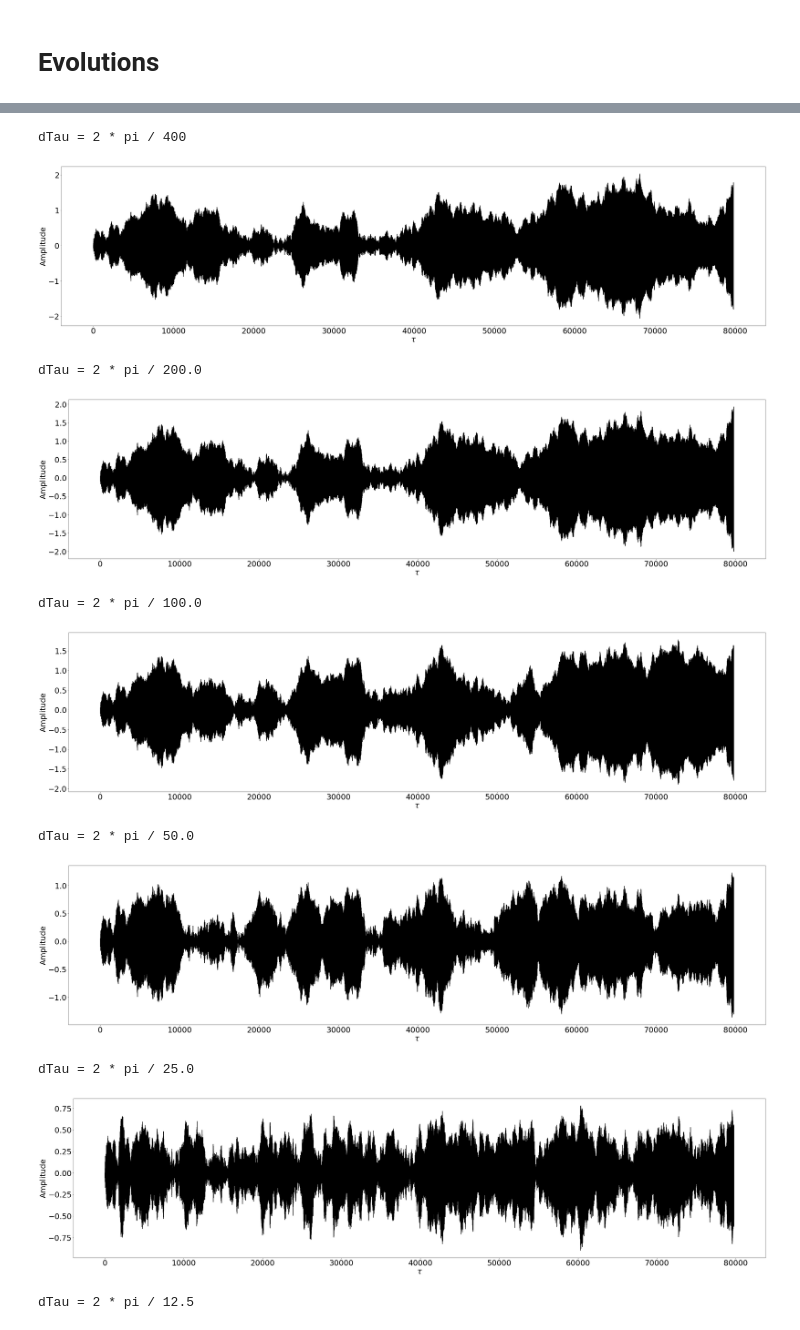
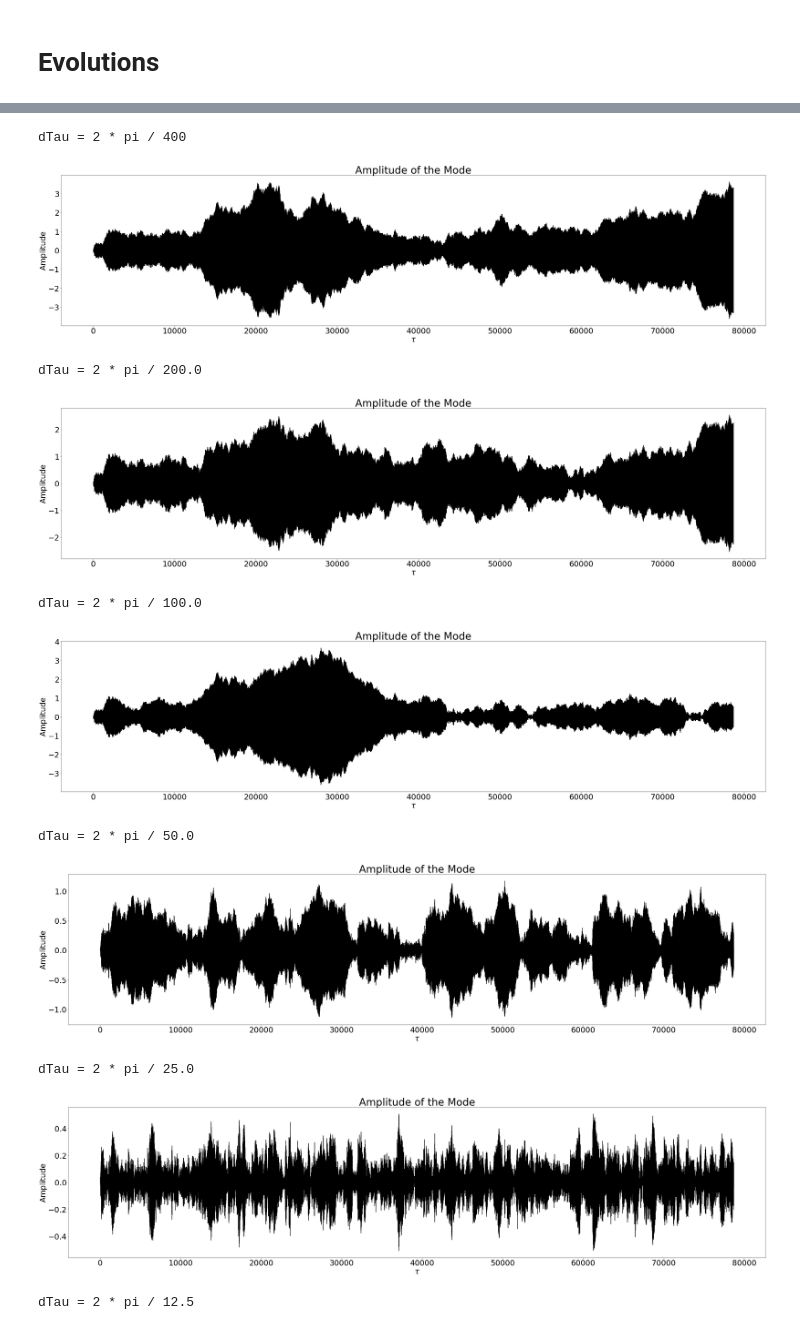
Before and after one commit to ctandon11/Mode_Turbulence_Coupling, a Jupyter notebook: longer Huen's method.ipynb, the cells around one changed output, grey strips where cells are left out. Cells and saved outputs as stored; diff of their text form; code cells hidden in the pictures.

```diff
--- a/longer Huen's method.ipynb
+++ b/longer Huen's method.ipynb
@@ -211,7 +211,7 @@ def funAmp(F1, F2, G1, dTau):
         A_2 = A + dTau * m1
         u_2 = m2
         k2 = -( F1[i * ratio +1] * u_2 ) - ( 1 + G1[i  * ratio + 1] ) * A_2 + F2[i * ratio + 1]
-        m2 = u * dTau * k2
+        m2 = u + dTau * k2
         t = t + dTau
         A = A + (dTau / 2) * (m1 + m2)
         u = u + (dTau / 2) * (k1 + k2)
@@ -287,34 +287,34 @@ short run:
 # %%
 J = J_initial
 
 while J > 12:
 
     print("dTau = 2 * pi /", J)
 
     dTau = fundTau(J)
 
     amptime = []
     Amp, amptime = funAmp(F1, F2, G1, dTau)
-
     plt.figure(figsize=(40,10))
     plt.plot(amptime, Amp, 'k')
+    plt.title("Amplitude of the Mode", **title_font)
     plt.xticks(fontsize=30)
     plt.yticks(fontsize=30)
     plt.xlabel(r'$\tau$', **axis_font)
     plt.ylabel('Amplitude', **axis_font)
     plt.tight_layout()
     plt.show()
 
     J = J / 2
 # %% [output]
 dTau = 2 * pi / 400
-[figure, old version]
+[figure, new version]
 dTau = 2 * pi / 200.0
-[figure, old version]
+[figure, new version]
 dTau = 2 * pi / 100.0
-[figure, old version]
+[figure, new version]
 dTau = 2 * pi / 50.0
-[figure, old version]
+[figure, new version]
 dTau = 2 * pi / 25.0
-[figure, old version]
+[figure, new version]
 dTau = 2 * pi / 12.5
```
Also changed, not shown: parts of 4 cells of this notebook.
